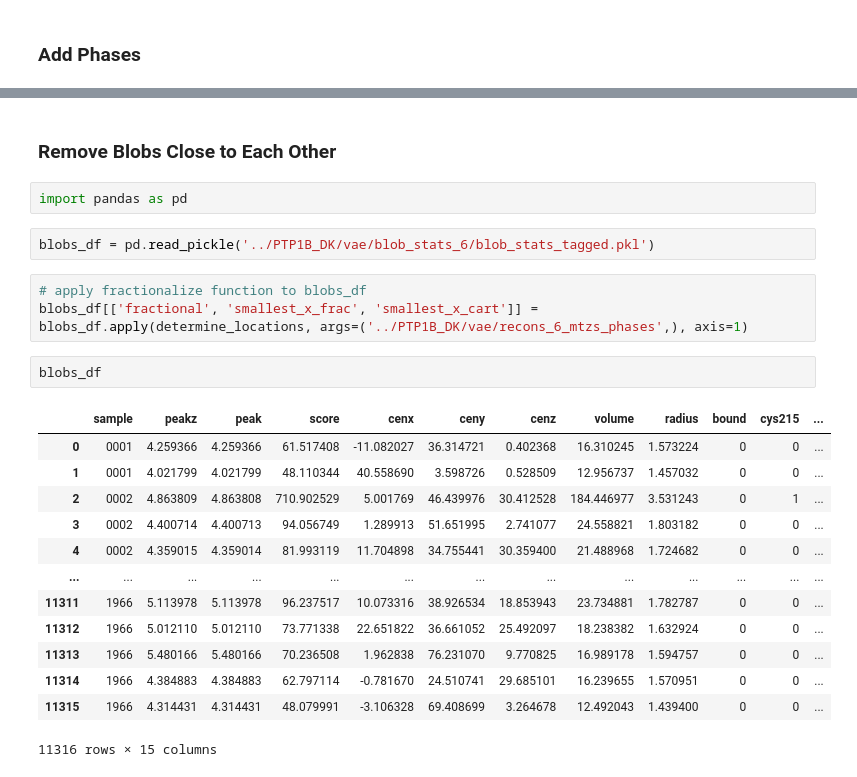
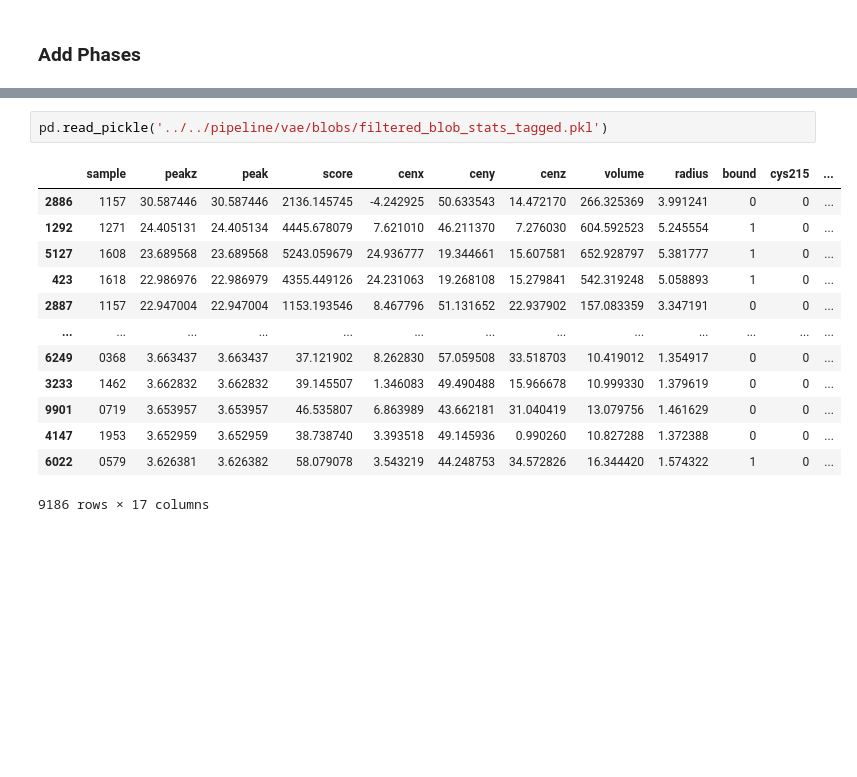
Before and after one commit to Hekstra-Lab/valdo, a Jupyter notebook: notebooks/pipeline.ipynb, the cells around one changed output, grey strips where cells are left out. Cells and saved outputs as stored; diff of their text form; blank space fills up the shorter version.

```diff
--- a/notebooks/pipeline.ipynb
+++ b/notebooks/pipeline.ipynb
@@ -286,25 +672,16 @@ Total Number of Unique Samples: 1504
-# %% [markdown]
-### Remove Blobs Close to Each Other
-# %%
-import pandas as pd
-# %%
-blobs_df = pd.read_pickle('../PTP1B_DK/vae/blob_stats_6/blob_stats_tagged.pkl')
-# %%
-# apply fractionalize function to blobs_df
-blobs_df[['fractional', 'smallest_x_frac', 'smallest_x_cart']] = blobs_df.apply(determine_locations, args=('../PTP1B_DK/vae/recons_6_mtzs_phases',), axis=1)
-# %%
-blobs_df
-# %% [output]
-|  | sample | peakz | peak | score | cenx | ceny | cenz | volume | radius | bound | cys215 | ... |
-| 0 | 0001 | 4.259366 | 4.259366 | 61.517408 | -11.082027 | 36.314721 | 0.402368 | 16.310245 | 1.573224 | 0 | 0 | ... |
-| 1 | 0001 | 4.021799 | 4.021799 | 48.110344 | 40.558690 | 3.598726 | 0.528509 | 12.956737 | 1.457032 | 0 | 0 | ... |
-| 2 | 0002 | 4.863809 | 4.863808 | 710.902529 | 5.001769 | 46.439976 | 30.412528 | 184.446977 | 3.531243 | 0 | 1 | ... |
-| 3 | 0002 | 4.400714 | 4.400713 | 94.056749 | 1.289913 | 51.651995 | 2.741077 | 24.558821 | 1.803182 | 0 | 0 | ... |
-| 4 | 0002 | 4.359015 | 4.359014 | 81.993119 | 11.704898 | 34.755441 | 30.359400 | 21.488968 | 1.724682 | 0 | 0 | ... |
-| ... | ... | ... | ... | ... | ... | ... | ... | ... | ... | ... | ... | ... |
-| 11311 | 1966 | 5.113978 | 5.113978 | 96.237517 | 10.073316 | 38.926534 | 18.853943 | 23.734881 | 1.782787 | 0 | 0 | ... |
-| 11312 | 1966 | 5.012110 | 5.012110 | 73.771338 | 22.651822 | 36.661052 | 25.492097 | 18.238382 | 1.632924 | 0 | 0 | ... |
-| 11313 | 1966 | 5.480166 | 5.480166 | 70.236508 | 1.962838 | 76.231070 | 9.770825 | 16.989178 | 1.594757 | 0 | 0 | ... |
-| 11314 | 1966 | 4.384883 | 4.384883 | 62.797114 | -0.781670 | 24.510741 | 29.685101 | 16.239655 | 1.570951 | 0 | 0 | ... |
-| 11315 | 1966 | 4.314431 | 4.314431 | 48.079991 | -3.106328 | 69.408699 | 3.264678 | 12.492043 | 1.439400 | 0 | 0 | ... |
-11316 rows × 15 columns
+# %%
+pd.read_pickle('../../pipeline/vae/blobs/filtered_blob_stats_tagged.pkl')
+# %% [output]
+|  | sample | peakz | peak | score | cenx | ceny | cenz | volume | radius | bound | cys215 | ... |
+| 2886 | 1157 | 30.587446 | 30.587446 | 2136.145745 | -4.242925 | 50.633543 | 14.472170 | 266.325369 | 3.991241 | 0 | 0 | ... |
+| 1292 | 1271 | 24.405131 | 24.405134 | 4445.678079 | 7.621010 | 46.211370 | 7.276030 | 604.592523 | 5.245554 | 1 | 0 | ... |
+| 5127 | 1608 | 23.689568 | 23.689568 | 5243.059679 | 24.936777 | 19.344661 | 15.607581 | 652.928797 | 5.381777 | 1 | 0 | ... |
+| 423 | 1618 | 22.986976 | 22.986979 | 4355.449126 | 24.231063 | 19.268108 | 15.279841 | 542.319248 | 5.058893 | 1 | 0 | ... |
+| 2887 | 1157 | 22.947004 | 22.947004 | 1153.193546 | 8.467796 | 51.131652 | 22.937902 | 157.083359 | 3.347191 | 0 | 0 | ... |
+| ... | ... | ... | ... | ... | ... | ... | ... | ... | ... | ... | ... | ... |
+| 6249 | 0368 | 3.663437 | 3.663437 | 37.121902 | 8.262830 | 57.059508 | 33.518703 | 10.419012 | 1.354917 | 0 | 0 | ... |
+| 3233 | 1462 | 3.662832 | 3.662832 | 39.145507 | 1.346083 | 49.490488 | 15.966678 | 10.999330 | 1.379619 | 0 | 0 | ... |
+| 9901 | 0719 | 3.653957 | 3.653957 | 46.535807 | 6.863989 | 43.662181 | 31.040419 | 13.079756 | 1.461629 | 0 | 0 | ... |
+| 4147 | 1953 | 3.652959 | 3.652959 | 38.738740 | 3.393518 | 49.145936 | 0.990260 | 10.827288 | 1.372388 | 0 | 0 | ... |
+| 6022 | 0579 | 3.626381 | 3.626382 | 58.079078 | 3.543219 | 44.248753 | 34.572826 | 16.344420 | 1.574322 | 1 | 0 | ... |
+9186 rows × 17 columns
```
Also changed, not shown: parts of 96 cells of this notebook, 6 other files.
